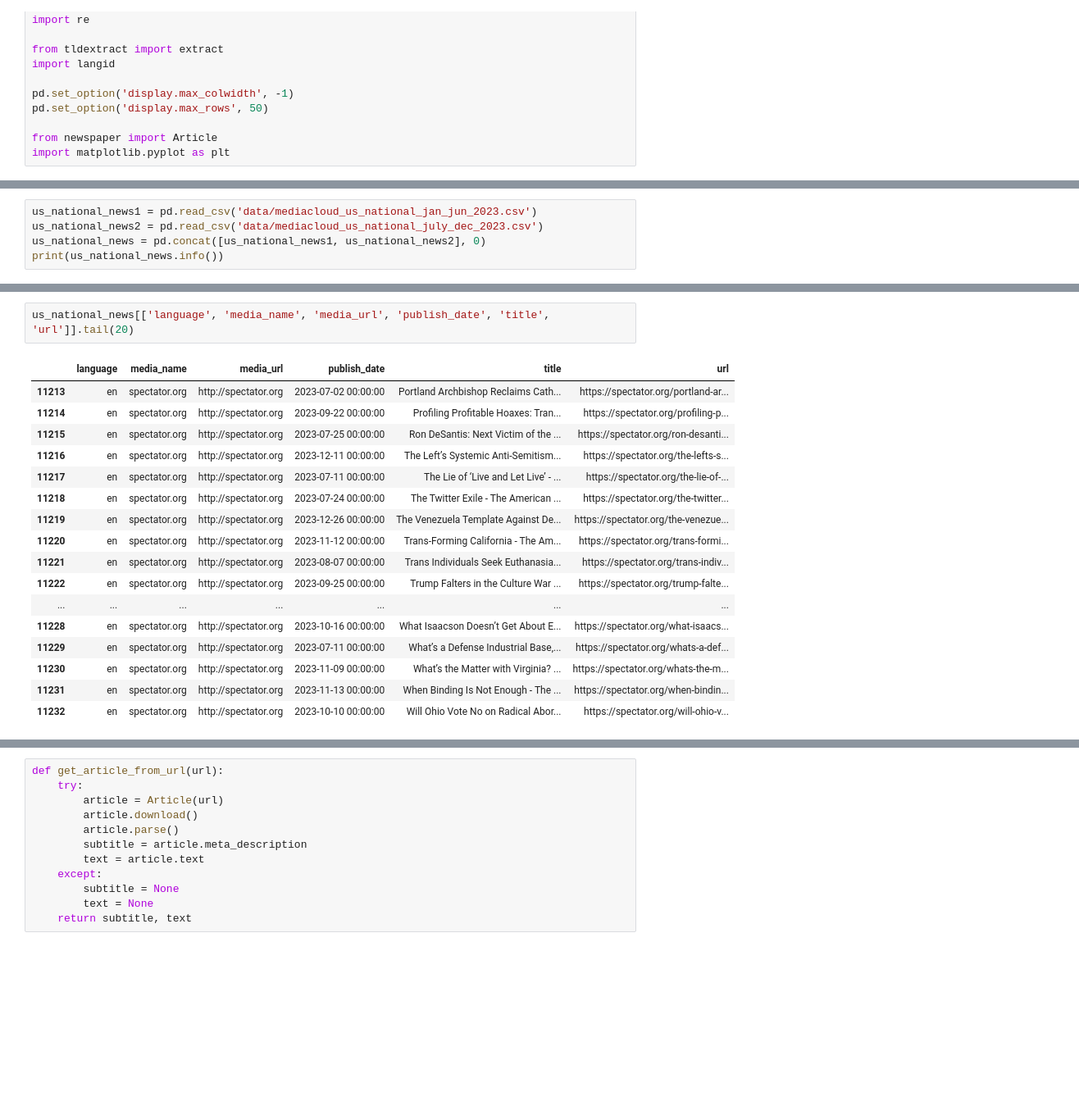
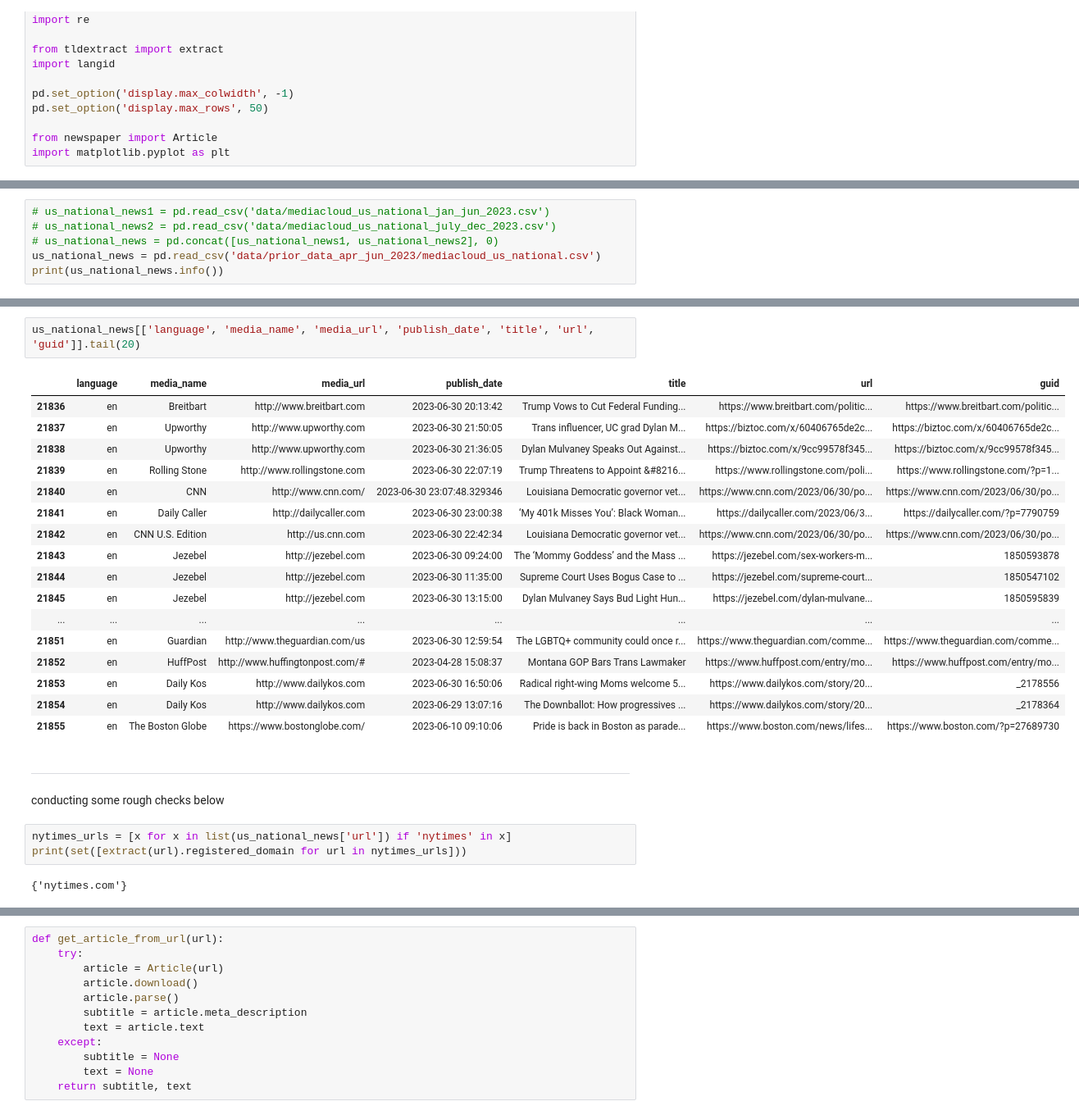
Before and after one commit to asmithh/trans-fer-entropy, a Jupyter notebook: obtaining_news_collections/get_nytimes_foxnews_texts_starting_with_mediacloud_data.ipynb, the cells around one changed output, grey strips where cells are left out. Shown at 82% size. Drawn from its saved outputs; the diff is of its cells as text; blank space fills up the shorter version.

```diff
--- a/obtaining_news_collections/get_nytimes_foxnews_texts_starting_with_mediacloud_data.ipynb
+++ b/obtaining_news_collections/get_nytimes_foxnews_texts_starting_with_mediacloud_data.ipynb
@@ -21,7 +23,8 @@ end_date = datetime.strptime('2023-12-31', '%Y-%m-%d').date()
 # %%
-us_national_news1 = pd.read_csv('data/mediacloud_us_national_jan_jun_2023.csv')
-us_national_news2 = pd.read_csv('data/mediacloud_us_national_july_dec_2023.csv')
-us_national_news = pd.concat([us_national_news1, us_national_news2], 0)
+# us_national_news1 = pd.read_csv('data/mediacloud_us_national_jan_jun_2023.csv')
+# us_national_news2 = pd.read_csv('data/mediacloud_us_national_july_dec_2023.csv')
+# us_national_news = pd.concat([us_national_news1, us_national_news2], 0)
+us_national_news = pd.read_csv('data/prior_data_apr_jun_2023/mediacloud_us_national.csv')
 print(us_national_news.info())
 # %% [output]
 <class 'pandas.core.frame.DataFrame'>
@@ -58,20 +61,28 @@ plt.plot(list(month_to_vol.keys()), list(month_to_vol.values()))
 # %%
-us_national_news[['language', 'media_name', 'media_url', 'publish_date', 'title', 'url']].tail(20)
+us_national_news[['language', 'media_name', 'media_url', 'publish_date', 'title', 'url', 'guid']].tail(20)
 # %% [output]
-|  | language | media_name | media_url | publish_date | title | url |
-| 11213 | en | spectator.org | http://spectator.org | 2023-07-02 00:00:00 | Portland Archbishop Reclaims Cath... | https://spectator.org/portland-ar... |
-| 11214 | en | spectator.org | http://spectator.org | 2023-09-22 00:00:00 | Profiling Profitable Hoaxes: Tran... | https://spectator.org/profiling-p... |
-| 11215 | en | spectator.org | http://spectator.org | 2023-07-25 00:00:00 | Ron DeSantis: Next Victim of the ... | https://spectator.org/ron-desanti... |
-| 11216 | en | spectator.org | http://spectator.org | 2023-12-11 00:00:00 | The Left’s Systemic Anti-Semitism... | https://spectator.org/the-lefts-s... |
-| 11217 | en | spectator.org | http://spectator.org | 2023-07-11 00:00:00 | The Lie of ‘Live and Let Live’ - ... | https://spectator.org/the-lie-of-... |
-| 11218 | en | spectator.org | http://spectator.org | 2023-07-24 00:00:00 | The Twitter Exile - The American ... | https://spectator.org/the-twitter... |
-| 11219 | en | spectator.org | http://spectator.org | 2023-12-26 00:00:00 | The Venezuela Template Against De... | https://spectator.org/the-venezue... |
-| 11220 | en | spectator.org | http://spectator.org | 2023-11-12 00:00:00 | Trans-Forming California - The Am... | https://spectator.org/trans-formi... |
-| 11221 | en | spectator.org | http://spectator.org | 2023-08-07 00:00:00 | Trans Individuals Seek Euthanasia... | https://spectator.org/trans-indiv... |
-| 11222 | en | spectator.org | http://spectator.org | 2023-09-25 00:00:00 | Trump Falters in the Culture War ... | https://spectator.org/trump-falte... |
-| ... | ... | ... | ... | ... | ... | ... |
-| 11228 | en | spectator.org | http://spectator.org | 2023-10-16 00:00:00 | What Isaacson Doesn’t Get About E... | https://spectator.org/what-isaacs... |
-| 11229 | en | spectator.org | http://spectator.org | 2023-07-11 00:00:00 | What’s a Defense Industrial Base,... | https://spectator.org/whats-a-def... |
-| 11230 | en | spectator.org | http://spectator.org | 2023-11-09 00:00:00 | What’s the Matter with Virginia? ... | https://spectator.org/whats-the-m... |
-| 11231 | en | spectator.org | http://spectator.org | 2023-11-13 00:00:00 | When Binding Is Not Enough - The ... | https://spectator.org/when-bindin... |
-| 11232 | en | spectator.org | http://spectator.org | 2023-10-10 00:00:00 | Will Ohio Vote No on Radical Abor... | https://spectator.org/will-ohio-v... |
+|  | language | media_name | media_url | publish_date | title | url | guid |
+| 21836 | en | Breitbart | http://www.breitbart.com | 2023-06-30 20:13:42 | Trump Vows to Cut Federal Funding... | https://www.breitbart.com/politic... | https://www.breitbart.com/politic... |
+| 21837 | en | Upworthy | http://www.upworthy.com | 2023-06-30 21:50:05 | Trans influencer, UC grad Dylan M... | https://biztoc.com/x/60406765de2c... | https://biztoc.com/x/60406765de2c... |
+| 21838 | en | Upworthy | http://www.upworthy.com | 2023-06-30 21:36:05 | Dylan Mulvaney Speaks Out Against... | https://biztoc.com/x/9cc99578f345... | https://biztoc.com/x/9cc99578f345... |
+| 21839 | en | Rolling Stone | http://www.rollingstone.com | 2023-06-30 22:07:19 | Trump Threatens to Appoint &#8216... | https://www.rollingstone.com/poli... | https://www.rollingstone.com/?p=1... |
+| 21840 | en | CNN | http://www.cnn.com/ | 2023-06-30 23:07:48.329346 | Louisiana Democratic governor vet... | https://www.cnn.com/2023/06/30/po... | https://www.cnn.com/2023/06/30/po... |
+| 21841 | en | Daily Caller | http://dailycaller.com | 2023-06-30 23:00:38 | ‘My 401k Misses You’: Black Woman... | https://dailycaller.com/2023/06/3... | https://dailycaller.com/?p=7790759 |
+| 21842 | en | CNN U.S. Edition | http://us.cnn.com | 2023-06-30 22:42:34 | Louisiana Democratic governor vet... | https://www.cnn.com/2023/06/30/po... | https://www.cnn.com/2023/06/30/po... |
+| 21843 | en | Jezebel | http://jezebel.com | 2023-06-30 09:24:00 | The ‘Mommy Goddess’ and the Mass ... | https://jezebel.com/sex-workers-m... | 1850593878 |
+| 21844 | en | Jezebel | http://jezebel.com | 2023-06-30 11:35:00 | Supreme Court Uses Bogus Case to ... | https://jezebel.com/supreme-court... | 1850547102 |
+| 21845 | en | Jezebel | http://jezebel.com | 2023-06-30 13:15:00 | Dylan Mulvaney Says Bud Light Hun... | https://jezebel.com/dylan-mulvane... | 1850595839 |
+| ... | ... | ... | ... | ... | ... | ... | ... |
+| 21851 | en | Guardian | http://www.theguardian.com/us | 2023-06-30 12:59:54 | The LGBTQ+ community could once r... | https://www.theguardian.com/comme... | https://www.theguardian.com/comme... |
+| 21852 | en | HuffPost | http://www.huffingtonpost.com/# | 2023-04-28 15:08:37 | Montana GOP Bars Trans Lawmaker | https://www.huffpost.com/entry/mo... | https://www.huffpost.com/entry/mo... |
+| 21853 | en | Daily Kos | http://www.dailykos.com | 2023-06-30 16:50:06 | Radical right-wing Moms welcome 5... | https://www.dailykos.com/story/20... | _2178556 |
+| 21854 | en | Daily Kos | http://www.dailykos.com | 2023-06-29 13:07:16 | The Downballot: How progressives ... | https://www.dailykos.com/story/20... | _2178364 |
+| 21855 | en | The Boston Globe | https://www.bostonglobe.com/ | 2023-06-10 09:10:06 | Pride is back in Boston as parade... | https://www.boston.com/news/lifes... | https://www.boston.com/?p=27689730 |
+# %% [markdown]
+---
+conducting some rough checks below
+# %%
+nytimes_urls = [x for x in list(us_national_news['url']) if 'nytimes' in x]
+print(set([extract(url).registered_domain for url in nytimes_urls]))
+# %% [output]
+{'nytimes.com'}
```
Also changed, not shown: parts of 18 cells of this notebook.
